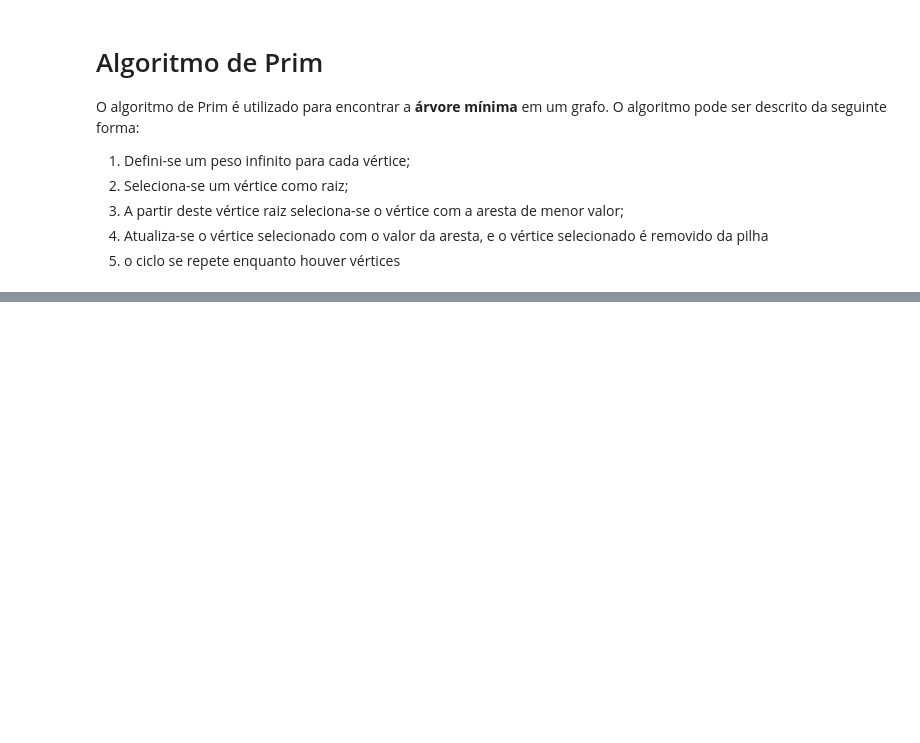
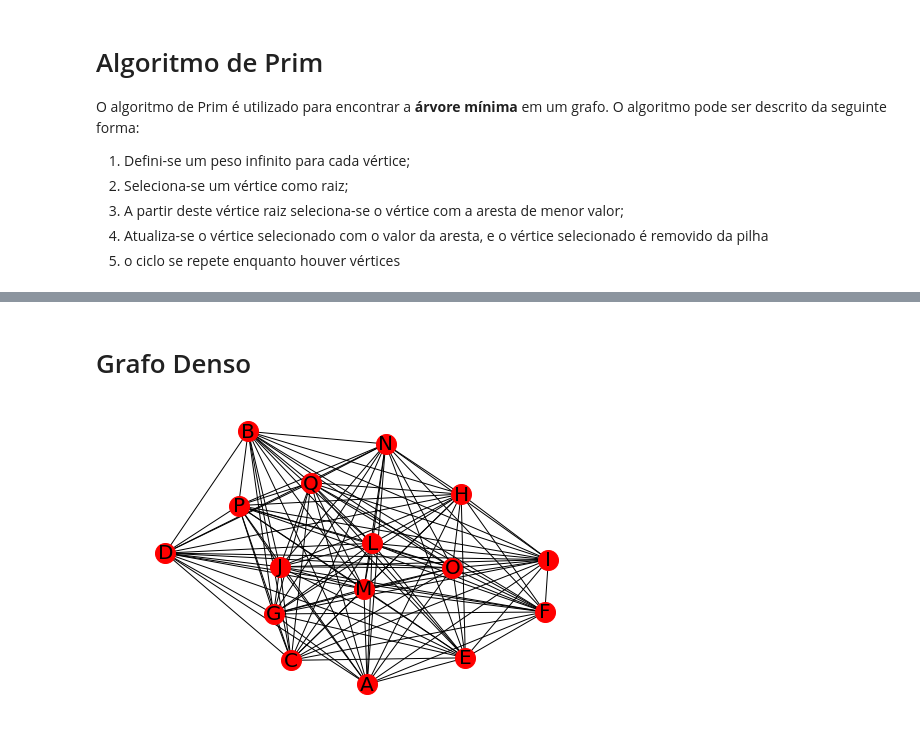
Before and after one commit to JulianoEngineer/PEL201, a Jupyter notebook: Relatorio 3/PEL201_Relatorio3.ipynb, the cells around one changed output, grey strips where cells are left out. Drawn from its saved outputs; the diff is of its cells as text; code cells hidden in the pictures; blank space fills up the shorter version.

```diff
--- a/Relatorio 3/PEL201_Relatorio3.ipynb
+++ b/Relatorio 3/PEL201_Relatorio3.ipynb
@@ -35,0 +190,6 @@ array([[ -762,  1668,   948, ...,   642,   847,  -608],
+# %% [markdown]
+# Grafo Denso
+# %%
+draw_graph(denseEdges)
+# %% [output]
+[figure, added]
```
Also changed, not shown: parts of 13 cells of this notebook.
